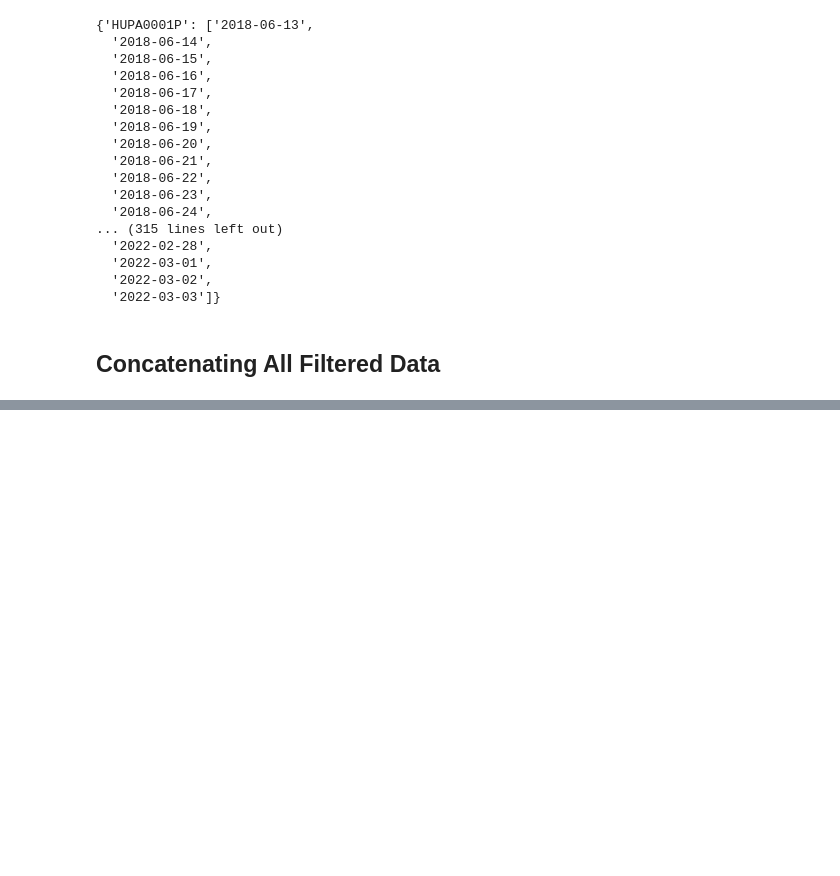
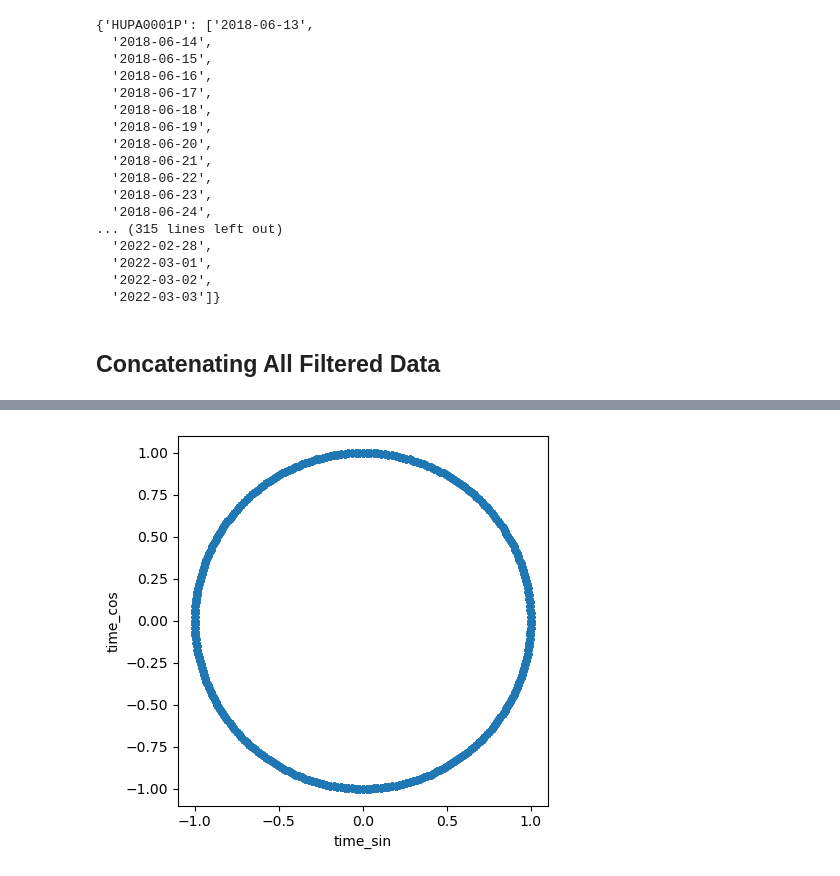
Before and after one commit to nawal-r2002/Treatment_Systems_ML_Models, a Jupyter notebook: preprocessing_data - Spring.ipynb, the cells around one changed output, grey strips where cells are left out. Cells and saved outputs as stored; diff of their text form; code cells hidden in the pictures; blank space fills up the shorter version.

Commit message:
add month and day time encodings

```diff
--- a/preprocessing_data - Spring.ipynb
+++ b/preprocessing_data - Spring.ipynb
@@ -374,25 +380,36 @@ compiled_dates
 # ##Convert TimeStamp to Numerical Values for Training by using Cyclical Encoding
 # ##Uses sine and cosine transformations for timestamp conversions -> creates 2 new features
 for file in os.listdir(filteredDataDir):
-    print(file)
     concatDataFile = os.path.join(filteredDataDir, file)
     data = pd.read_csv(concatDataFile)
     date_time = pd.to_datetime(data['time'])
-    # print(data['time'])
 
+    day_of_year = date_time.dt.dayofyear
+    month = date_time.dt.month
     hour = date_time.dt.hour
     minute = date_time.dt.minute
     time_of_day = hour + (minute / 60)  # Fractional hour
 
-    data['time_sin'] = np.sin(2 * np.pi * time_of_day / 24)
-    data['time_cos'] = np.cos(2 * np.pi * time_of_day / 24)
+    data["day_sin"] = np.round(np.sin((2 * np.pi * day_of_year) / 365), 10)
+    data["day_cos"] = np.round(np.cos((2 * np.pi * day_of_year) / 365), 10)
 
-    col1, col2 = data.pop('time_sin'), data.pop('time_cos')
+    data["month_sin"] = np.round(np.sin((2 * np.pi * month) / 12), 10)
+    data["month_cos"] = np.round(np.cos((2 * np.pi * month) / 12), 10)
+
+    data['time_sin'] = np.round(np.sin((2 * np.pi * time_of_day) / 24), 10)
+    data['time_cos'] = np.round(np.cos((2 * np.pi * time_of_day) / 24), 10)
+
+    col1, col2, col3, col4, col5, col6 = (data.pop('day_sin'), data.pop('day_cos'),
+                                          data.pop('month_sin'), data.pop('month_cos'),
+                                          data.pop('time_sin'), data.pop('time_cos'))
     data.pop('time')
 
     data.insert(0, col1.name, col1)
     data.insert(1, col2.name, col2)
-
+    data.insert(2, col3.name, col3)
+    data.insert(3, col4.name, col4)
+    data.insert(4, col5.name, col5)
+    data.insert(5, col6.name, col6)
     data.to_csv(concatDataFile, index = False)
 # %% [output]
 HUPA0001P.csv
@@ -416,4 +433,6 @@ HUPA0028P.csv
 # data.pop('time_of_day')
 # data.to_csv(concatDataFile, index = False)
 # %%
-# data.plot.scatter('time_sin', 'time_cos').set_aspect('equal')
+data.plot.scatter('time_sin', 'time_cos').set_aspect('equal')
+# %% [output]
+[figure, added]
```
Also changed, not shown: parts of 6 cells of this notebook, 25 other files.
